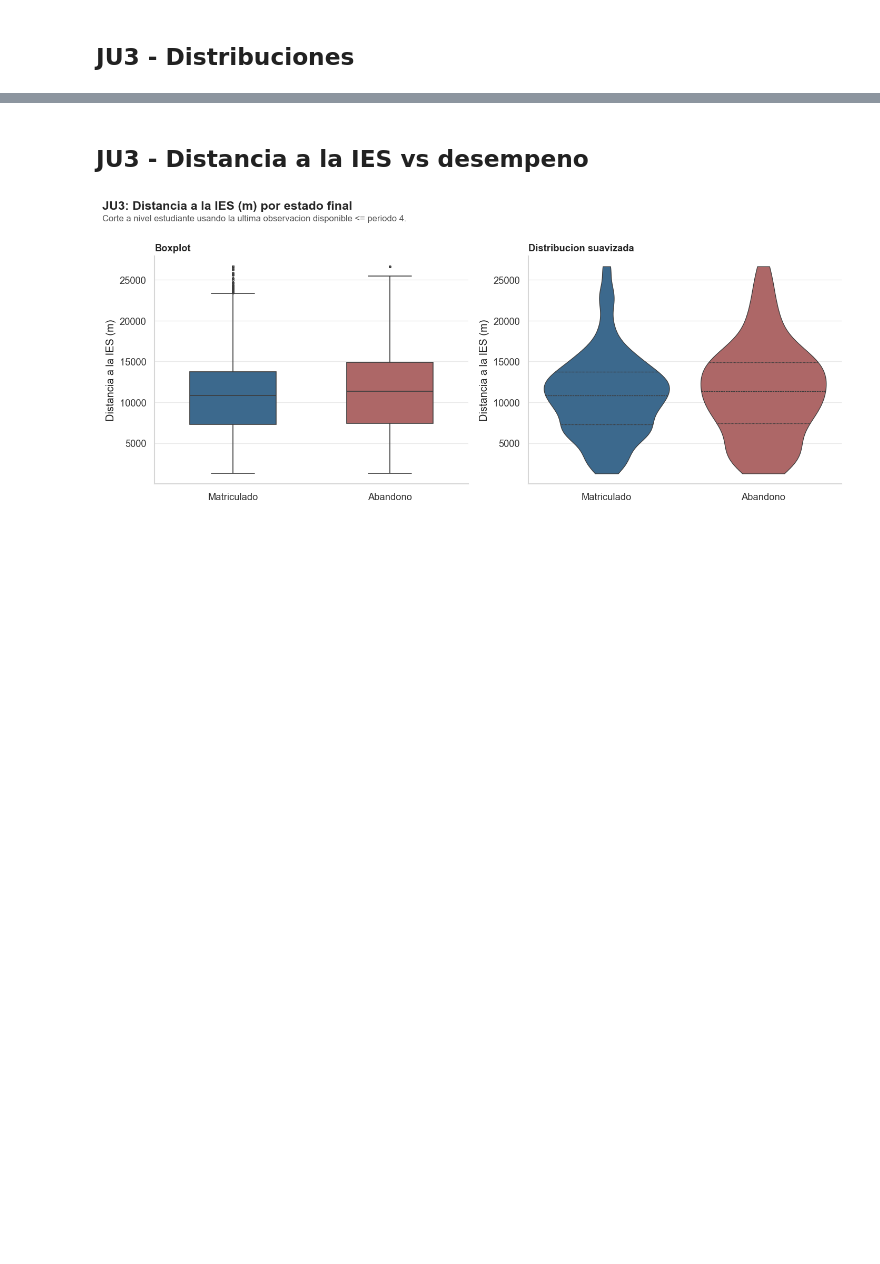
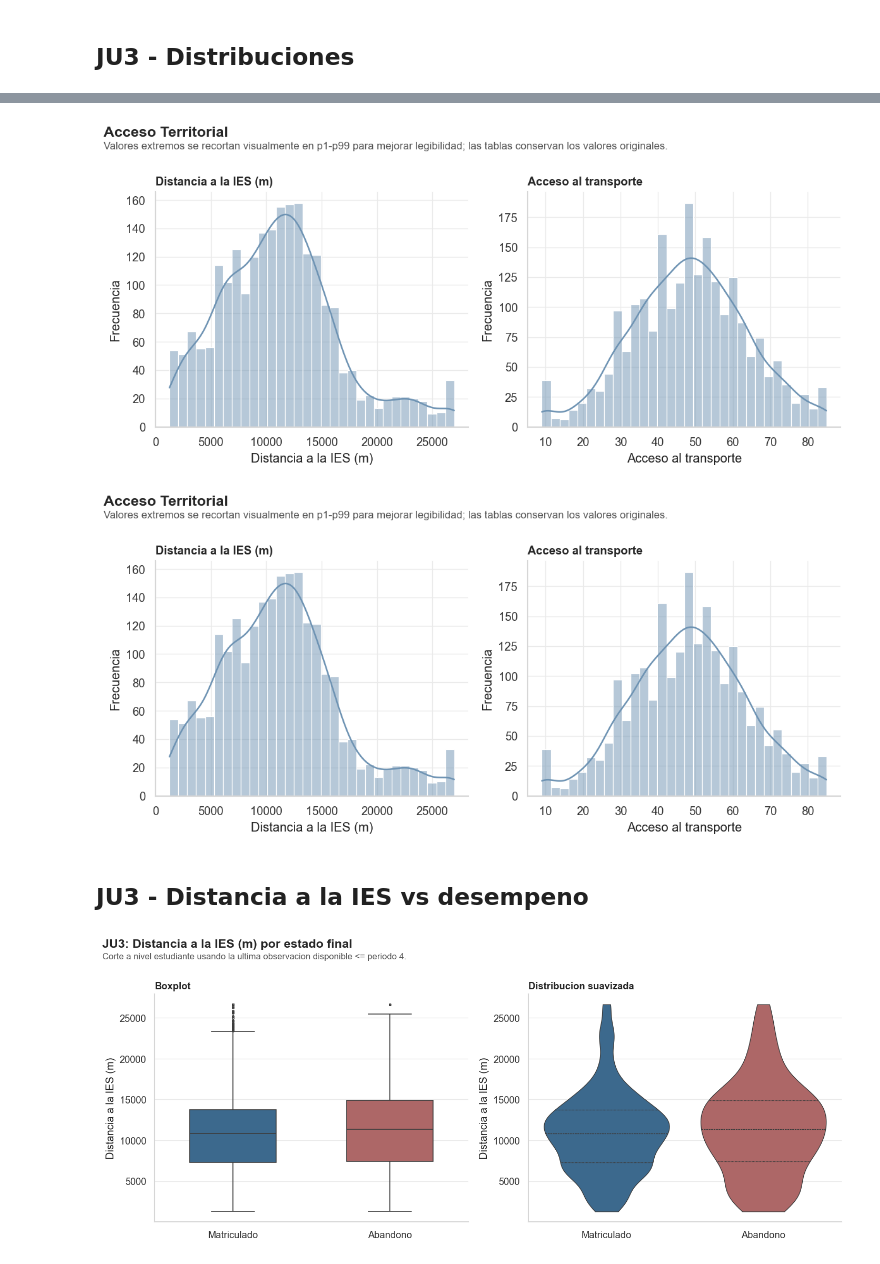
Before and after one commit to MaxgAtenea/Data-Jam, a Jupyter notebook: src/analisis_descriptivo.ipynb, the cells around one changed output, grey strips where cells are left out. Cells and saved outputs as stored; diff of their text form; code cells hidden in the pictures; blank space fills up the shorter version.

Commit message:
sync: visualización de 2 gráficas

```diff
--- a/src/analisis_descriptivo.ipynb
+++ b/src/analisis_descriptivo.ipynb
@@ -121,3 +122,13 @@ plot_distribuciones(ju3, "JU3", FIGURES_DIR);
+# %%
+VARIABLES_DESCRIPTIVAS_PRESENTACION: list[str] = [
+    "distancia_ies",
+    "acceso_transporte"
+]
+
+plot_distribuciones_2(ju3, "JU3", FIGURES_DIR, variables = VARIABLES_DESCRIPTIVAS_PRESENTACION, titulo = "Acceso Territorial")
+# %% [output]
+[figure, added]
+[figure, added]
 # %% [markdown]
 ## JU3 - Distancia a la IES vs desempeno
 # %%
```
Also changed, not shown: parts of 6 cells of this notebook, 1 other file.
